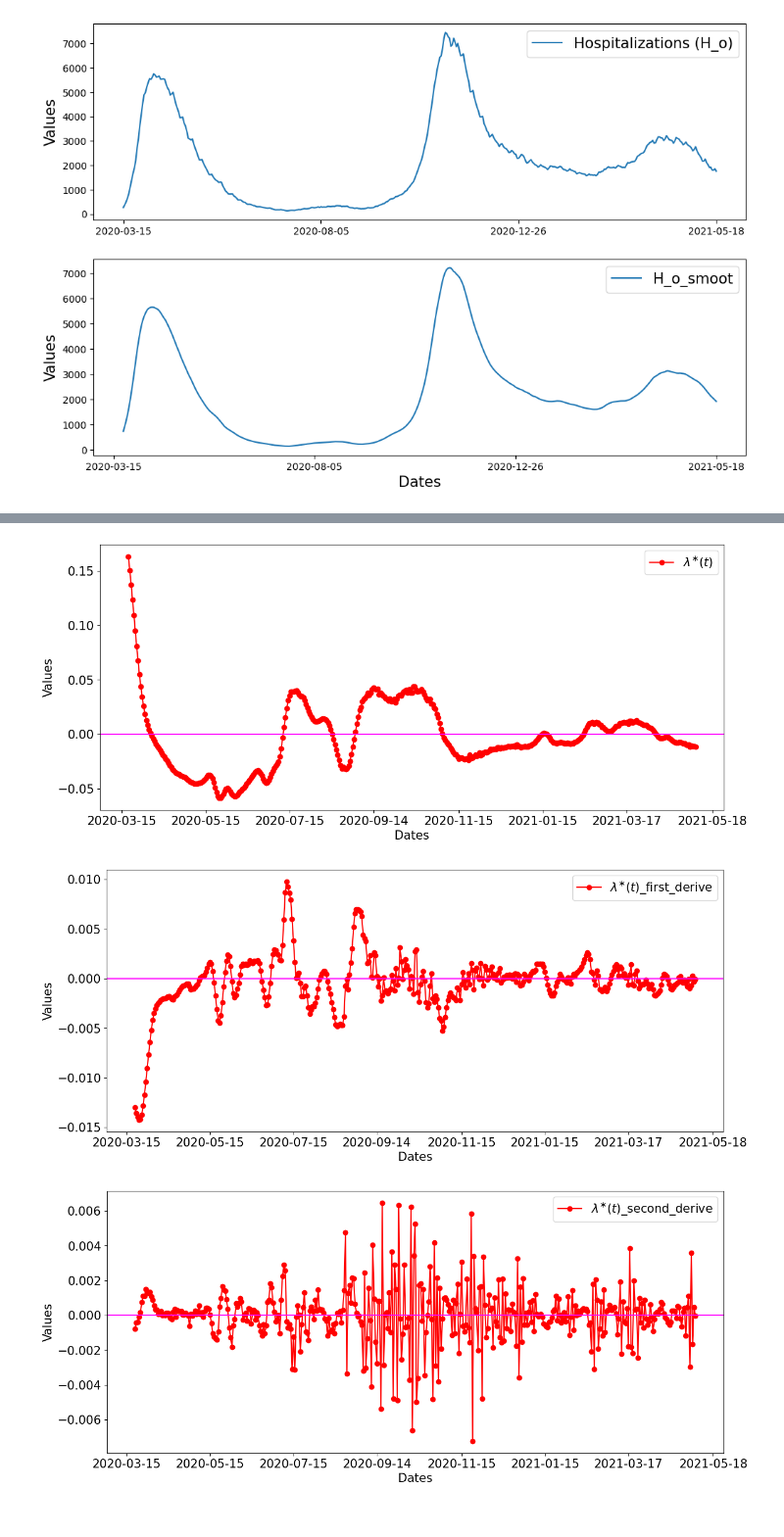
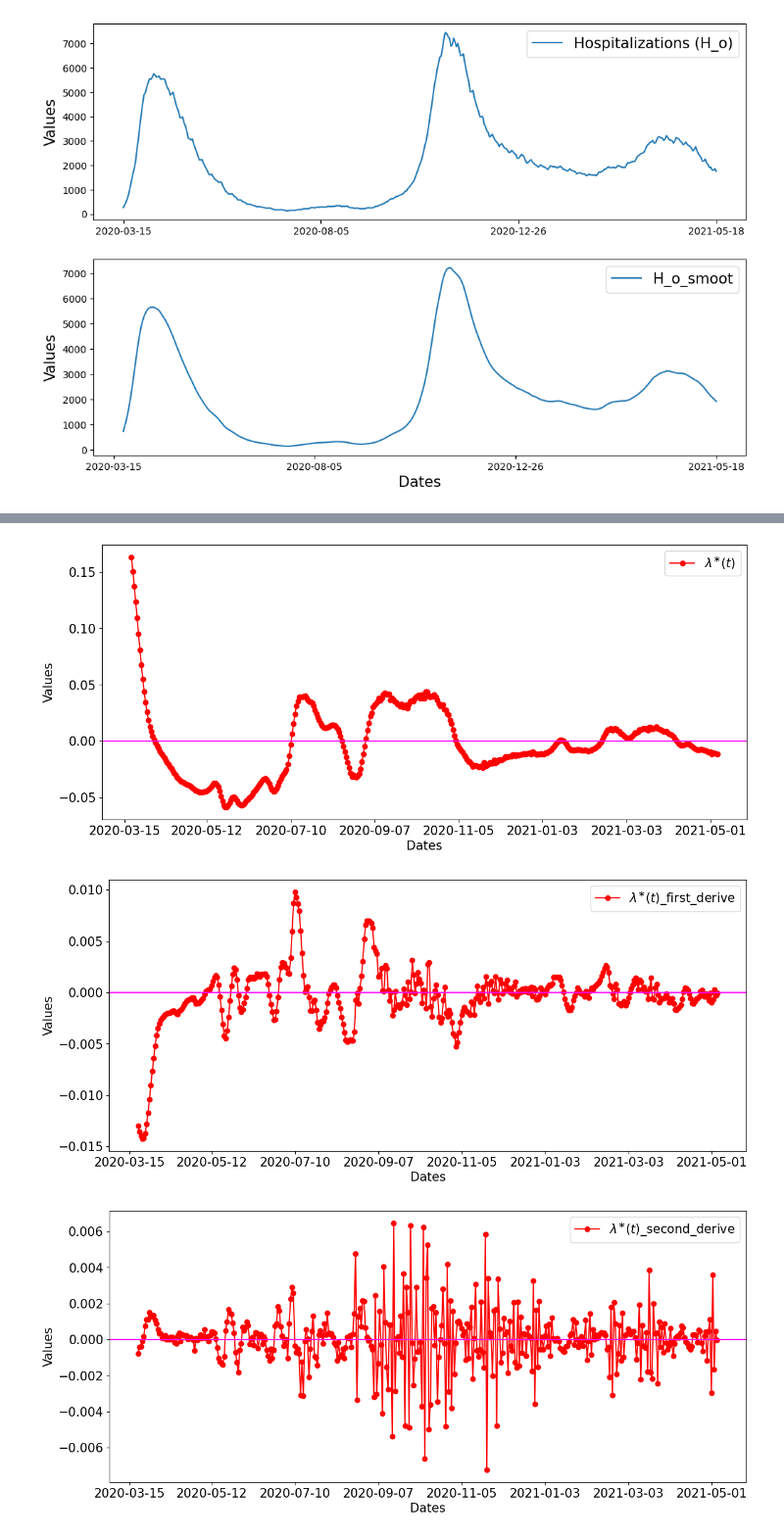
Before and after one commit to OD1992/Python-programs, a Jupyter notebook: Hospi_change_point.ipynb, the cells around one changed output, grey strips where cells are left out. Shown at 98% size. Saved outputs shown, nothing was run; the diff lists cells and outputs as text; code cells hidden in the pictures.

```diff
--- a/Hospi_change_point.ipynb
+++ b/Hospi_change_point.ipynb
@@ -171,15 +192,15 @@ def phi_exp(x, tspan_train, data_train):   # x := [H_init,beta_effective]
 # %%
 #Define a window of 10 days and the H_init is taken in the beginning on each window.
-H_smooth_MA = H_smooth_MA[7:]
-H = H_smooth_MA*np.nan; H_simu = np.full(len(H_smooth_MA), np.nan)
+H_smooth_MA_used = H_smooth_MA[7:]
+H = H_smooth_MA_used*np.nan
 d=5
-beta_effective_opt_exp = H_smooth_MA*np.nan
-H_init_opt_exp = H_smooth_MA*np.nan
-for t in np.arange(d, len(H_smooth_MA)-d):
+beta_effective_opt_exp = H_smooth_MA_used*np.nan
+H_init_opt_exp = H_smooth_MA_used*np.nan
+for t in np.arange(d, len(H_smooth_MA_used)-d):
     train_t_start = t-d
     train_t_end = t+d
     tspan_train = [train_t_start,train_t_end]
-    data_train = H_smooth_MA
+    data_train = H_smooth_MA_used
     H_init = data_train[train_t_start]
     beta_effective_guess = np.log(data_train[train_t_end]/data_train[train_t_start])/(train_t_end)
     fun_exp = lambda x:phi_exp(x,tspan_train,data_train)
@@ -188,15 +209,15 @@ for t in np.arange(d, len(H_smooth_MA)-d):
     H_init_opt_exp[t] = x_opt_exp[0]
     beta_effective_opt_exp[t] = x_opt_exp[1]
     H[t] = H_init_opt_exp[t]*np.exp(beta_effective_opt_exp[t]*t)
-    #print(simu(H_init_opt_exp[t], beta_effective_opt_exp[t], tspan_train))
+
 nb_xticks = 6
 dates_ticks = [None] * nb_xticks
-dates_ticks_ind = np.linspace(0,len(total_in)-1,nb_xticks,dtype=int)
+dates_ticks_ind = np.linspace(0,len(H_smooth_MA_used)-1,nb_xticks,dtype=int)
 for i in range(0,nb_xticks):
     dates_ticks[i] = Dates[dates_ticks_ind[i]]
 plt.figure(figsize=(12,6))
 #plt.subplot(211)
-plt.plot(Dates[d:len(H_smooth_MA)-d], beta_effective_opt_exp[d:len(H_smooth_MA)-d],'o-', color='red')
+plt.plot(Dates[d:len(H_smooth_MA_used)-d], beta_effective_opt_exp[d:len(H_smooth_MA_used)-d],'o-', color='red')
 plt.axhline(y=0, color="magenta")
 plt.xticks(dates_ticks, fontsize=15)
 plt.yticks(fontsize=15)
@@ -347,7 +293,8 @@ Lambda = beta_effective_opt_exp[d:len(H_smooth_MA)-d]
 RMSE\_train  & MASE\_train  \\ \hline
 51.74 & 0.42 \\hline
 # %%
-
+#************** master variable
+Lambda = beta_effective_opt_exp[d:len(H_smooth_MA_used)-d]
 first_derive_Lambda = Lambda*np.nan
 for t in np.arange(1, len(Lambda)-1):
     delta_t=1
@@ -362,44 +309,44 @@ Lambda_prime_prime = second_derive_Lambda[1:len(Lambda)-1]
 
 nb_xticks = 8
 dates_ticks = [None] * nb_xticks
-dates_ticks_ind = np.linspace(0,len(total_in)-1,nb_xticks,dtype=int)
+dates_ticks_ind = np.linspace(0,len(Lambda)-1,nb_xticks,dtype=int)
 for i in range(0,nb_xticks):
     dates_ticks[i] = Dates[dates_ticks_ind[i]]
 
 plt.figure(figsize=(14,6))
 #plt.subplot(311)
-plt.plot(Dates[d:len(H_smooth_MA)-d], beta_effective_opt_exp[d:len(H_smooth_MA)-d],'o-', color='red')
+plt.plot(Dates[d:len(H_smooth_MA_used)-d], beta_effective_opt_exp[d:len(H_smooth_MA_used)-d],'o-', color='red')
 plt.axhline(y=0, color="magenta")
 plt.xticks(dates_ticks, fontsize=15)
 plt.yticks(fontsize=15)
 plt.xlabel("Dates", fontsize=15)
 plt.ylabel("Values", fontsize=15)
 plt.legend(['$\lambda^{\\ast} (t)$'], fontsize=15)
 
 plt.figure(figsize=(14,6))
 #plt.subplot(312)
-plt.plot(Dates[d+1:len(H_smooth_MA)-d-1], Lambda_prime,'o-', color='red')
+plt.plot(Dates[d+1:len(H_smooth_MA_used)-d-1], Lambda_prime,'o-', color='red')
 plt.axhline(y=0, color="magenta")
 plt.xticks(dates_ticks, fontsize=15)
 plt.yticks(fontsize=15)
 plt.xlabel("Dates", fontsize=15)
 plt.ylabel("Values", fontsize=15)
 plt.legend(['$\lambda^{\\ast} (t)$_first_derive'], fontsize=15)
 
 plt.figure(figsize=(14,6))
 #plt.subplot(313)
-plt.plot(Dates[d+1:len(H_smooth_MA)-d-1], Lambda_prime_prime,'o-', color='red')
+plt.plot(Dates[d+1:len(H_smooth_MA_used)-d-1], Lambda_prime_prime,'o-', color='red')
 plt.axhline(y=0, color="magenta")
 plt.xticks(dates_ticks, fontsize=15)
 plt.yticks(fontsize=15)
 plt.xlabel("Dates", fontsize=15)
 plt.ylabel("Values", fontsize=15)
 plt.legend(['$\lambda^{\\ast} (t)$_second_derive'], fontsize=15)
 plt.show()
 # %% [output]
-[figure, old version]
+[figure, new version]
-[figure, old version]
+[figure, new version]
-[figure, old version]
+[figure, new version]
 # %%
 #***************** Cummulative sum (CUSUM) method****************
 Lambda_bar = np.mean(Lambda) #First calculate the average
```
Also changed, not shown: parts of 10 cells of this notebook.
